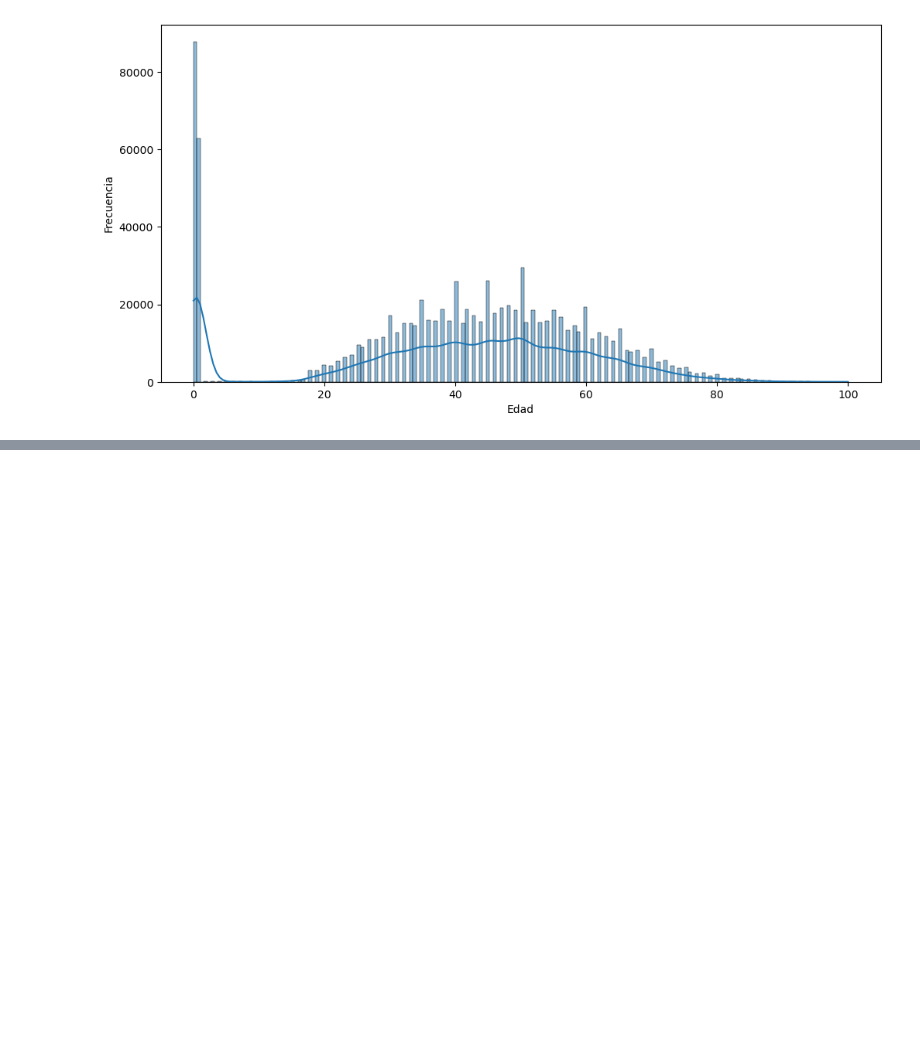
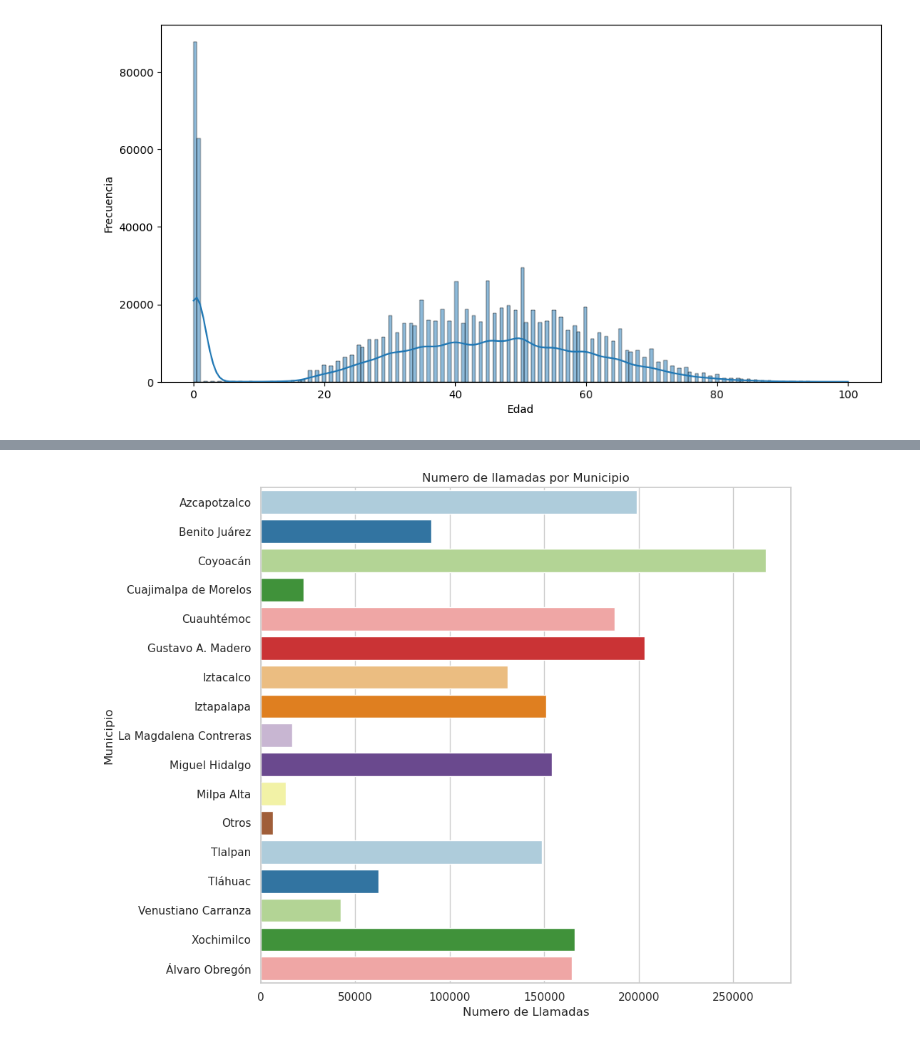
Before and after one commit to Madris1402/Analisis_de_Macrodatos_2025-I, a Jupyter notebook: Clases/S07_SparkSQL.ipynb, the cells around one changed output, grey strips where cells are left out. Saved outputs shown, nothing was run; the diff lists cells and outputs as text; code cells hidden in the pictures; blank space fills up the shorter version.

```diff
--- a/Clases/S07_SparkSQL.ipynb
+++ b/Clases/S07_SparkSQL.ipynb
@@ -187,0 +485,13 @@ plt.show()
+# %%
+import seaborn as sns
+sns.set(style='whitegrid')
+sqlstr = """
+select coalesce(nullif(trim(s.D_mnpio), ''), 'No Disponible') as municipio,
+count(*) as nr
+from locatel l
+join sepomex s on (l.d_codigo = s.d_codigo)
+group by municipio
+order by nr desc
+"""
+df_pandas = spark.sql(sqlstr).toPandas()
+df_pandas
@@ -187,0 +512,6 @@ plt.show()
+# %%
+df_pandas = spark.sql(sqlstr).toPandas()
+umbral = 1000
+df_pandas.loc[df_pandas['nr'] < umbral, 'municipio'] = 'Otros'
+df_grouped = df_pandas.groupby('municipio').sum().reset_index()
+df_grouped
@@ -187,0 +537,13 @@ plt.show()
+# %%
+import seaborn as sns
+sns.set(style = 'whitegrid')
+plt.figure(figsize = (10, 8))
+sns.barplot(x = 'nr', y = 'municipio', data = df_grouped, palette = 'Paired', hue = 'municipio')
+
+plt.title('Numero de llamadas por Municipio')
+plt.xlabel('Numero de Llamadas')
+plt.ylabel('Municipio')
+plt.tight_layout()
+plt.show()
+# %% [output]
+[figure, added]
```
Also changed, not shown: parts of 24 cells of this notebook.
